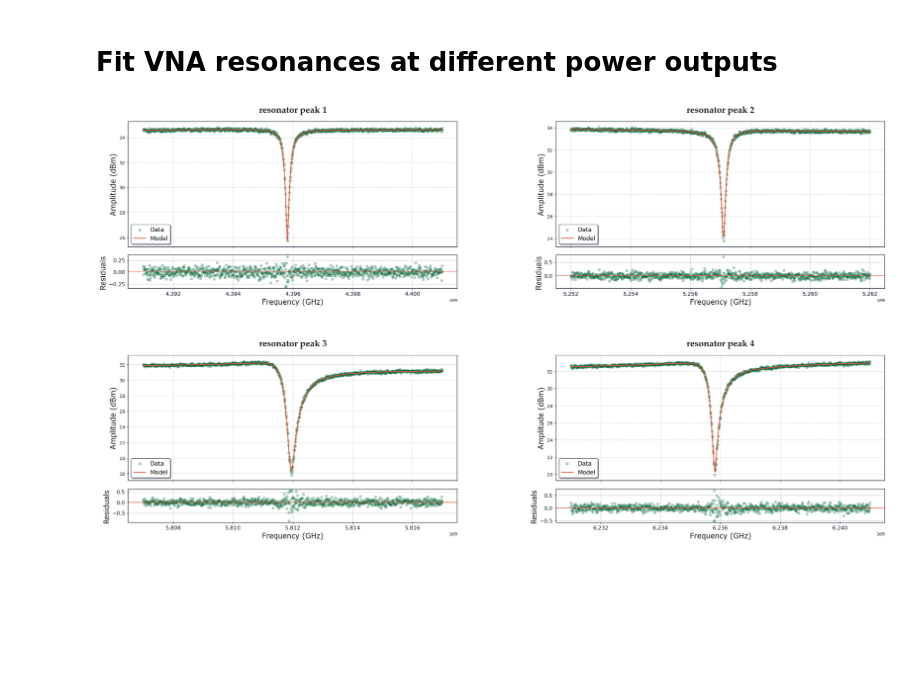
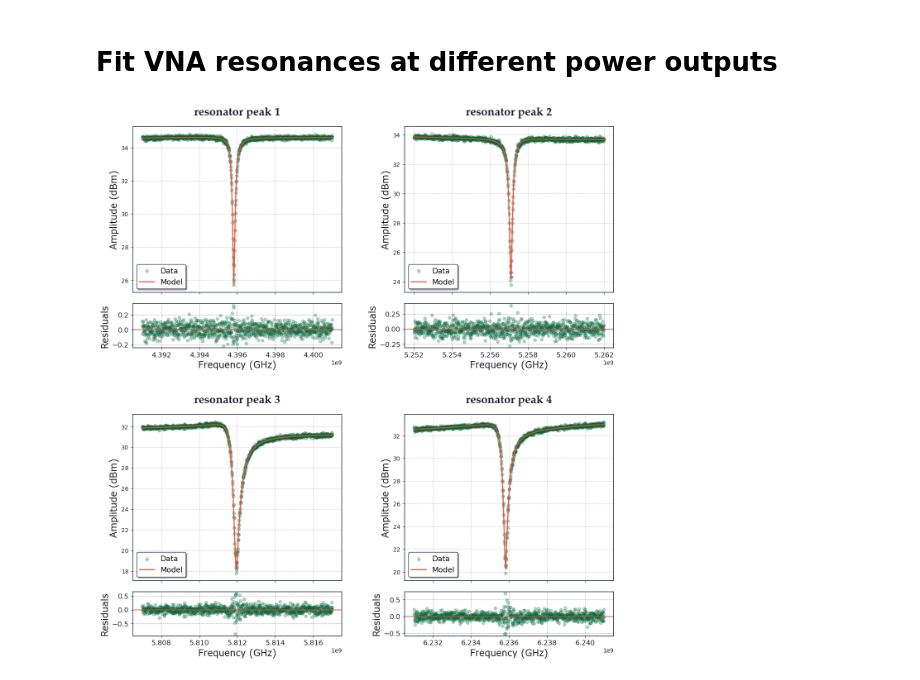
Before and after one commit to biqute/QTLab2425, a Jupyter notebook: IRdetection/Analysis/fit_VNA_resonances.ipynb, the cells around one changed output. Cells and saved outputs as stored; diff of their text form; code cells hidden in the pictures; blank space fills up the shorter version.

```diff
--- a/IRdetection/Analysis/fit_VNA_resonances.ipynb
+++ b/IRdetection/Analysis/fit_VNA_resonances.ipynb
@@ -47,7 +47,7 @@ meta = {k: v for k, v in meta_all.items() if k[1] == -45}
 resonance_frequneces = []
 
 nof_peaks = 4
-fig, ax = plt.subplots(2, 2, figsize=(30, 2 * 8), gridspec_kw={'hspace':0.4, 'wspace':0.3})
+fig, ax = plt.subplots(2, 2, figsize=(15, 2 * 8), gridspec_kw={'hspace':0.3, 'wspace':0.3})
 row_iter = 0
 col_iter = 0
 
@@ -101,31 +101,31 @@ for k, peak_data in data.items():
                      xlabel='Frequency (GHz)',
                      ylabel='Amplitude (dBm)',
                      palette=QSciencePalette,
                      typography=QScienceTypography,
                      ax=ax[row_iter, col_iter],
                      rasterize_points=True)
     else:
         print(f"Fit for peak {k[0]}, power {k[1]} dBm failed (invalid result)")
         # For now we take the fmin as the resonance frequency
         resonance_frequency = searcher.params['fmin']
         resonance_frequneces.append(resonance_frequency)
         # Plot anyway the data
         ax[row_iter, col_iter].scatter(peak_data[:, 0], peak_data[:, 1], label='Data', color='blue', alpha=0.5, s=4)
         # add labels, title and legend
         ax[row_iter, col_iter].set_xlabel('Frequency (GHz)')
         ax[row_iter, col_iter].set_ylabel('Amplitude (dBm)')
         ax[row_iter, col_iter].set_title(f'Peak {k[0]} with Power {k[1]} dBm')
         ax[row_iter, col_iter].legend()
         ax[row_iter, col_iter].grid()
 
     # update iterators
     col_iter += 1
     if col_iter >= int(np.sqrt(nof_peaks)):
         col_iter = 0
         row_iter += 1
 
 # adjust the layout
 plt.tight_layout()
 plt.show()
 # %% [output]
-[figure, old version]
+[figure, new version]
```
Also changed, not shown: 1 other file.
